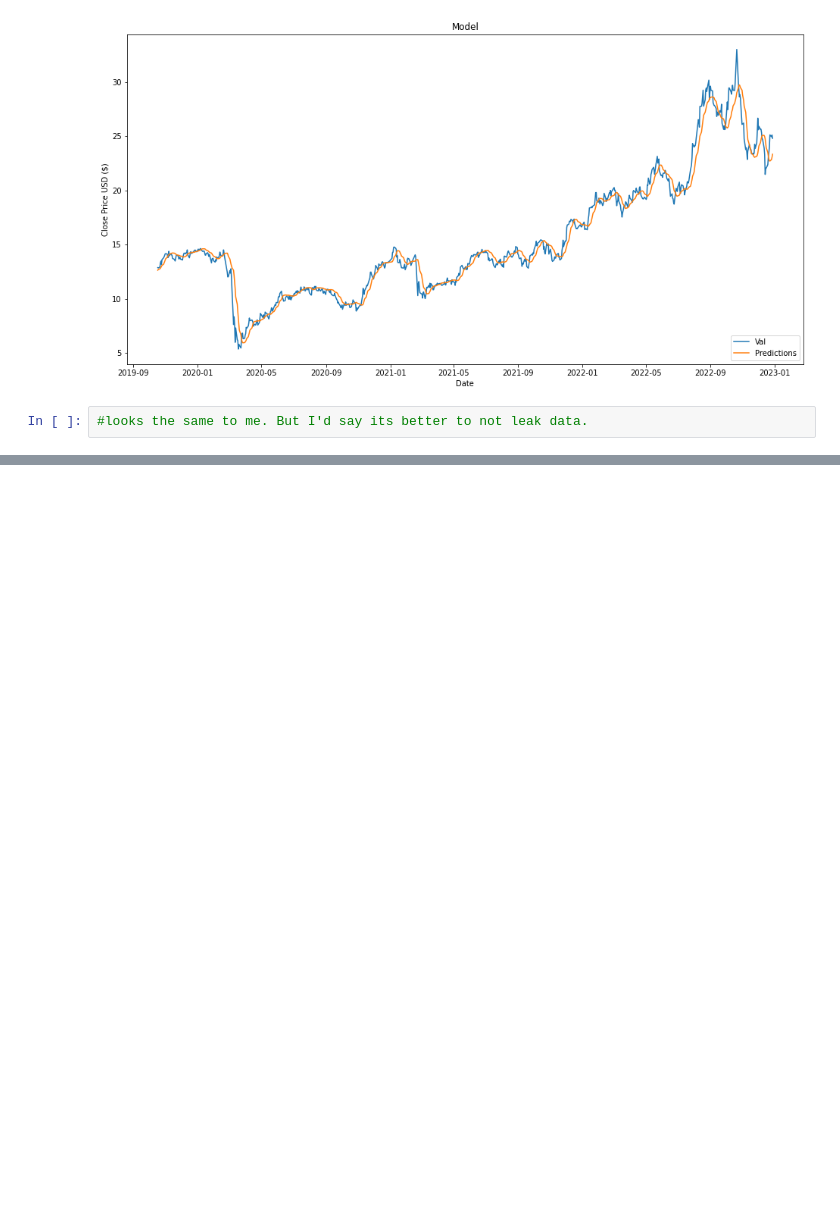
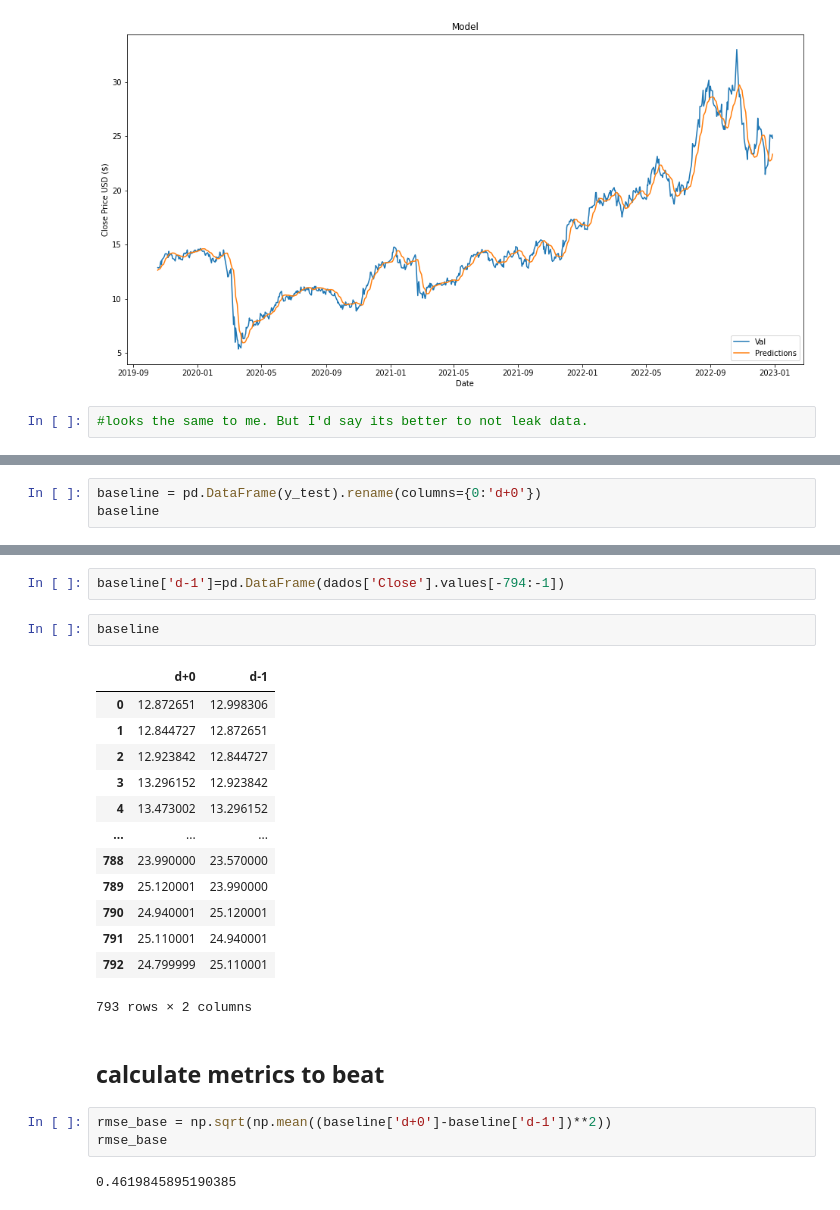
Before and after one commit to LucasGama1207/petr4_prediction, a Jupyter notebook: Petro.ipynb, the cells around one changed output, grey strips where cells are left out. Saved outputs shown, nothing was run; the diff lists cells and outputs as text; blank space fills up the shorter version.

Commit message:
baseline

```diff
--- a/Petro.ipynb
+++ b/Petro.ipynb
@@ -534,0 +457,3 @@ See the caveats in the documentation: https://pandas.pydata.org/pandas-docs/stab
+# %%
+baseline = pd.DataFrame(y_test).rename(columns={0:'d+0'})
+baseline
@@ -534,0 +474,25 @@ See the caveats in the documentation: https://pandas.pydata.org/pandas-docs/stab
+# %%
+baseline['d-1']=pd.DataFrame(dados['Close'].values[-794:-1])
+# %%
+baseline
+# %% [output]
+|  | d+0 | d-1 |
+| 0 | 12.872651 | 12.998306 |
+| 1 | 12.844727 | 12.872651 |
+| 2 | 12.923842 | 12.844727 |
+| 3 | 13.296152 | 12.923842 |
+| 4 | 13.473002 | 13.296152 |
+| ... | ... | ... |
+| 788 | 23.990000 | 23.570000 |
+| 789 | 25.120001 | 23.990000 |
+| 790 | 24.940001 | 25.120001 |
+| 791 | 25.110001 | 24.940001 |
+| 792 | 24.799999 | 25.110001 |
+793 rows × 2 columns
+# %% [markdown]
+## calculate metrics to beat
+# %%
+rmse_base = np.sqrt(np.mean((baseline['d+0']-baseline['d-1'])**2))
+rmse_base
+# %% [output]
+0.4619845895190385
```
Also changed, not shown: parts of 45 cells of this notebook.
